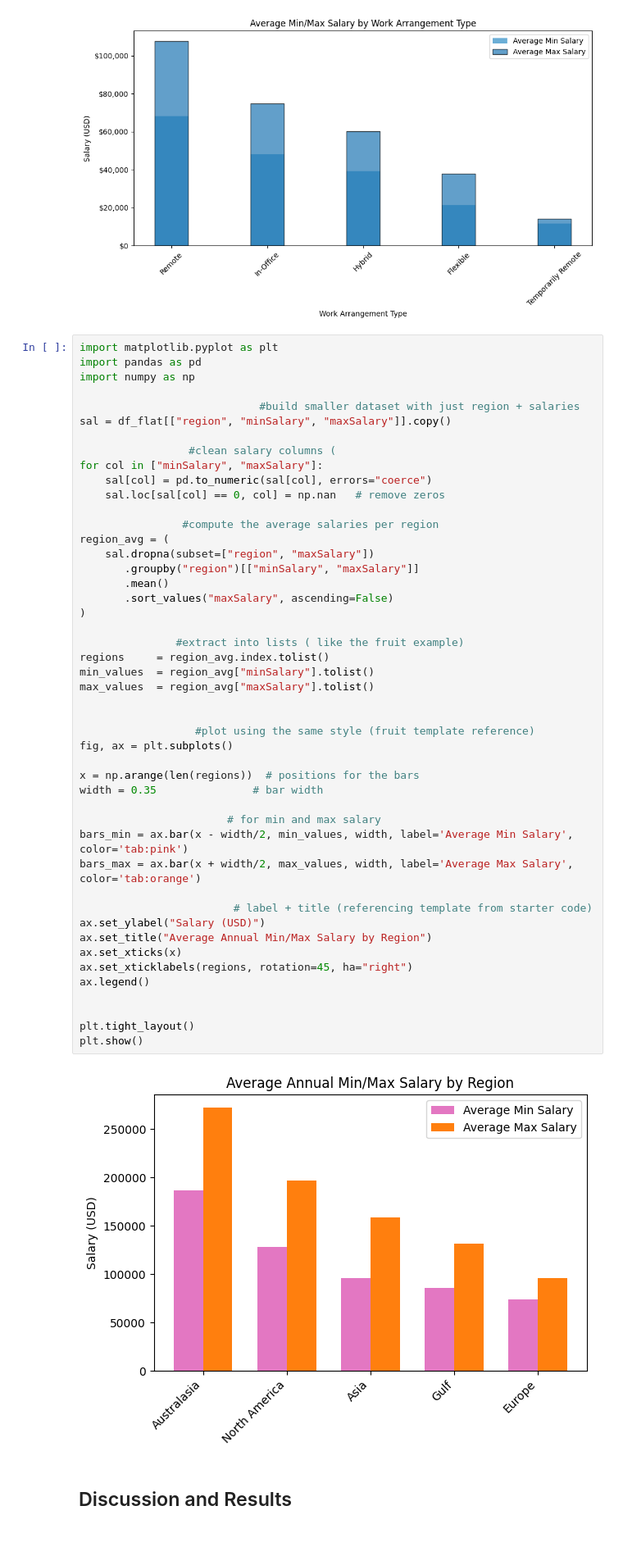
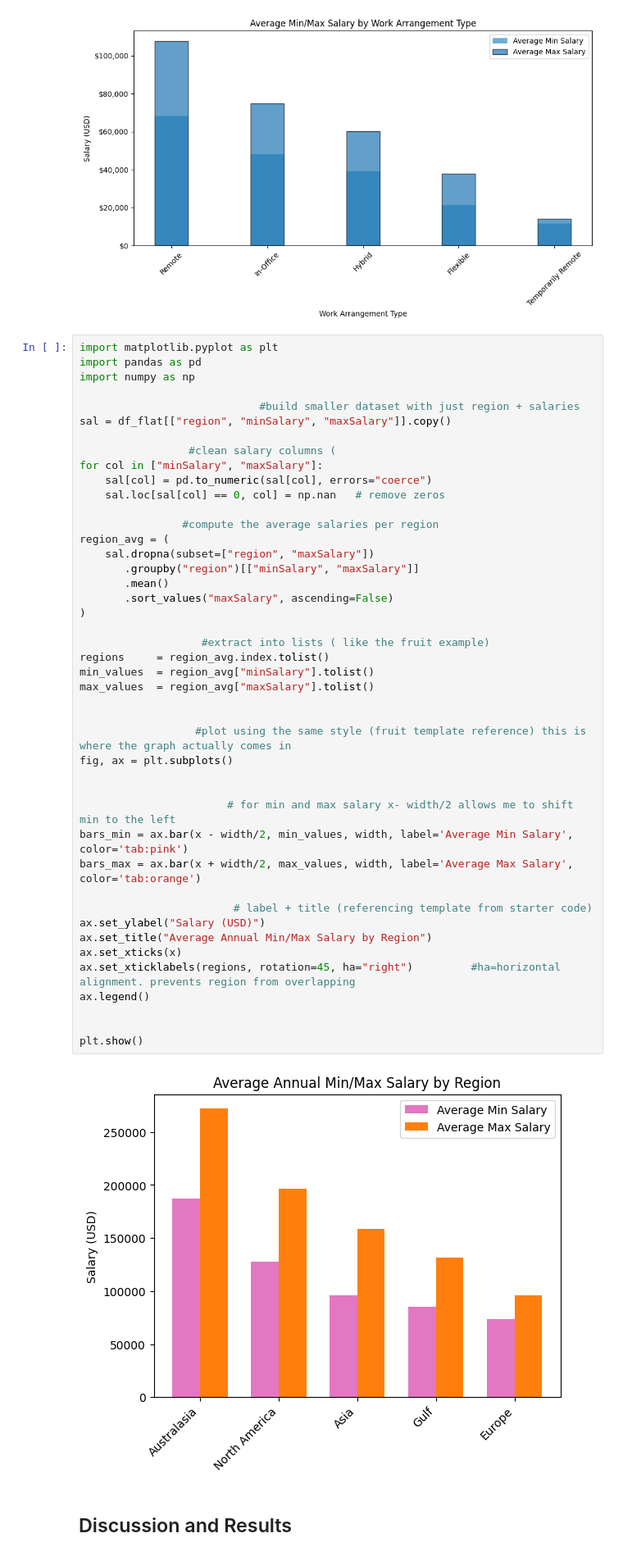
Before and after one commit to tumibytes/cis9650-project03, a Jupyter notebook: term_project_starter.ipynb, the cells around one changed output. Shown: that part at 82% size. Saved outputs shown, nothing was run; the diff lists cells and outputs as text.

```diff
--- a/term_project_starter.ipynb
+++ b/term_project_starter.ipynb
@@ -480,41 +474,38 @@ for col in ["minSalary", "maxSalary"]:
     sal.loc[sal[col] == 0, col] = np.nan   # remove zeros
 
                 #compute the average salaries per region
 region_avg = (
     sal.dropna(subset=["region", "maxSalary"])
        .groupby("region")[["minSalary", "maxSalary"]]
        .mean()
        .sort_values("maxSalary", ascending=False)
 )
 
-               #extract into lists ( like the fruit example)
+                   #extract into lists ( like the fruit example)
 regions     = region_avg.index.tolist()
 min_values  = region_avg["minSalary"].tolist()
 max_values  = region_avg["maxSalary"].tolist()
 
 
-                  #plot using the same style (fruit template reference)
+                  #plot using the same style (fruit template reference) this is where the graph actually comes in
 fig, ax = plt.subplots()
 
-x = np.arange(len(regions))  # positions for the bars
-width = 0.35               # bar width
 
-                       # for min and max salary
+                       # for min and max salary x- width/2 allows me to shift min to the left
 bars_min = ax.bar(x - width/2, min_values, width, label='Average Min Salary', color='tab:pink')
 bars_max = ax.bar(x + width/2, max_values, width, label='Average Max Salary', color='tab:orange')
 
                         # label + title (referencing template from starter code)
 ax.set_ylabel("Salary (USD)")
 ax.set_title("Average Annual Min/Max Salary by Region")
 ax.set_xticks(x)
-ax.set_xticklabels(regions, rotation=45, ha="right")
+ax.set_xticklabels(regions, rotation=45, ha="right")         #ha=horizontal alignment. prevents region from overlapping
 ax.legend()
 
 
-plt.tight_layout()
 plt.show()
 # %% [output]
-[figure, old version]
+[figure, new version]
 # %% [markdown]
 ## Discussion and Results
 # %% [markdown]
```
Also changed, not shown: parts of 3 cells of this notebook.
